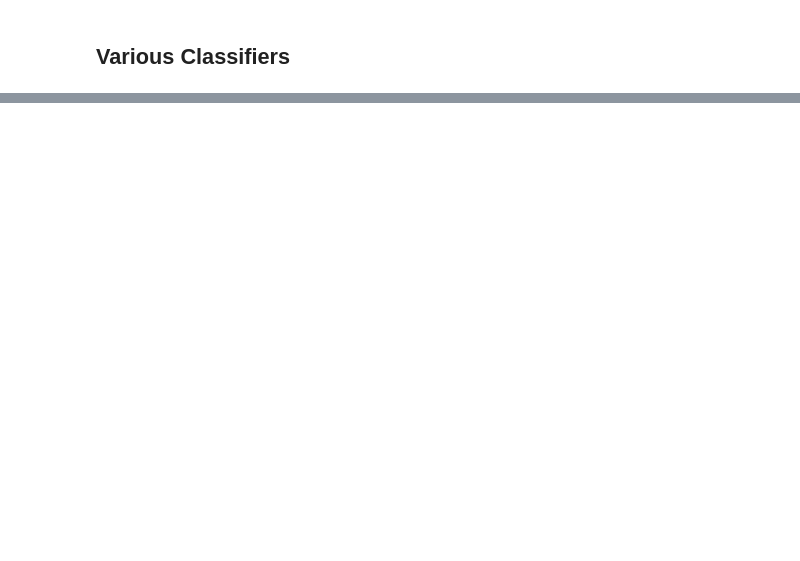
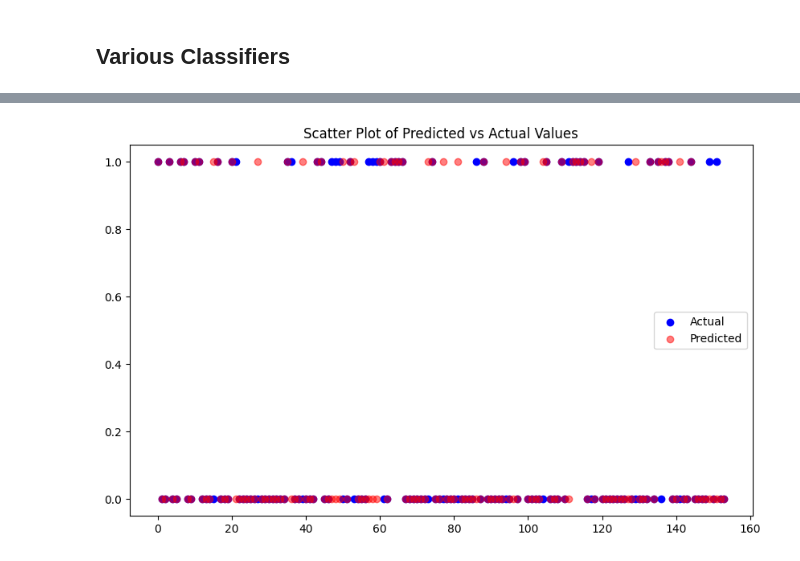
Before and after one commit to Neermita18/Kaggle_challenges, a Jupyter notebook: Pima_Indians_diabetes.ipynb, the cells around one changed output, grey strips where cells are left out. Saved outputs shown, nothing was run; the diff lists cells and outputs as text; code cells hidden in the pictures; blank space fills up the shorter version.

```diff
--- a/Pima_Indians_diabetes.ipynb
+++ b/Pima_Indians_diabetes.ipynb
@@ -545,0 +585,6 @@ LightGBM best score: 78.18%
+# %%
+from sklearn.ensemble import GradientBoostingClassifier
+gb= GradientBoostingClassifier(random_state=42)
+gb.fit(Xs_train, ys_train)
+p= gb.predict(Xs_test)
+accuracy_score(p, ys_test)
@@ -545,0 +616,10 @@ LightGBM best score: 78.18%
+# %%
+plt.figure(figsize=(10, 6))
+plt.scatter(range(len(ys_test)), ys_test, color='blue', label='Actual')
+plt.scatter(range(len(ys_test)), p, color='red', label='Predicted', alpha=0.5)
+
+plt.title('Scatter Plot of Predicted vs Actual Values')
+plt.legend()
+plt.show()
+# %% [output]
+[figure, added]
```
Also changed, not shown: parts of 9 cells of this notebook.
